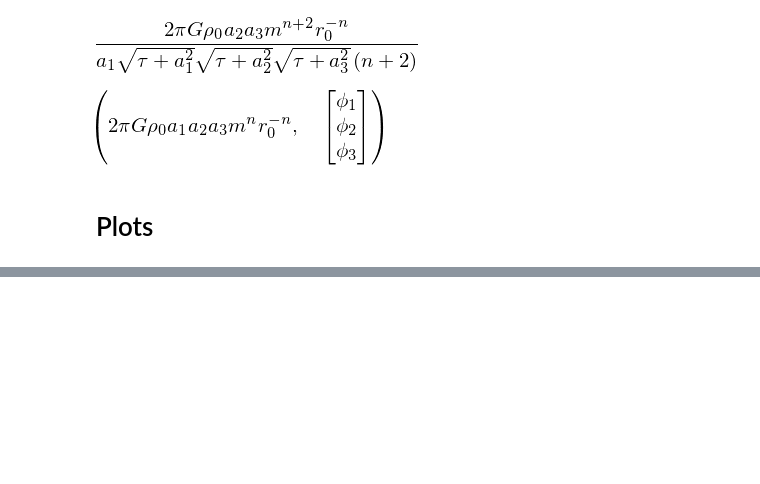
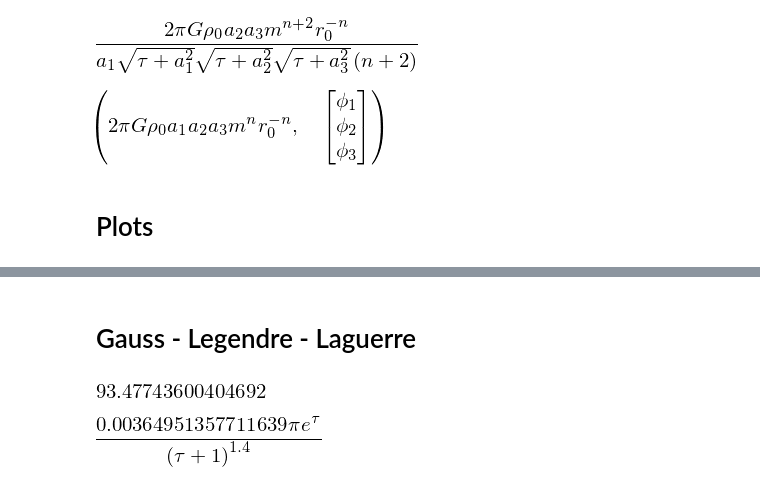
Before and after one commit to jsbarbosa/TesisFisica, a Jupyter notebook: Files/Week 7/TriaxialPotentials.ipynb, the cells around one changed output, grey strips where cells are left out. Saved outputs shown, nothing was run; the diff lists cells and outputs as text; code cells hidden in the pictures; blank space fills up the shorter version.

```diff
--- a/Files/Week 7/TriaxialPotentials.ipynb
+++ b/Files/Week 7/TriaxialPotentials.ipynb
@@ -235,0 +230,2 @@ plt.show()
+# %% [markdown]
+# Gauss - Legendre - Laguerre
@@ -235,0 +244,21 @@ plt.show()
+# %%
+pos = [1, 0, 0]
+axis = [1, 1, 1]
+smbh.setTriaxalCoeffs(* axis)
+
+const = [(x, pos[0]), (y, pos[1]), (z, pos[2]),
+         (a_1, axis[0]), (a_2, axis[1]), (a_3, axis[2]),
+        (R_s, 0.172493), (rho_0, 16167.089408), (G, smbh.G), (r_0, 1e-3), (n, -2.2)]
+# %%
+r = sum([i ** 2 for i in pos]) ** 0.5
+# p = smbh.G * smbh.darkMatterMass(r) / r ** 2
+p = smbh.G * smbh.gasMass(r) / r ** 2
+p
+# %% [output]
+[figure, added]
+# %%
+f1 = (factor * matrix[0]).subs(((m, m_int), (phi_1, phi_x))) * spy.exp(tau)
+f1 = f1.subs(const)
+f1
+# %% [output]
+[figure, added]
```
Also changed, not shown: parts of 10 cells of this notebook, 15 other files.
